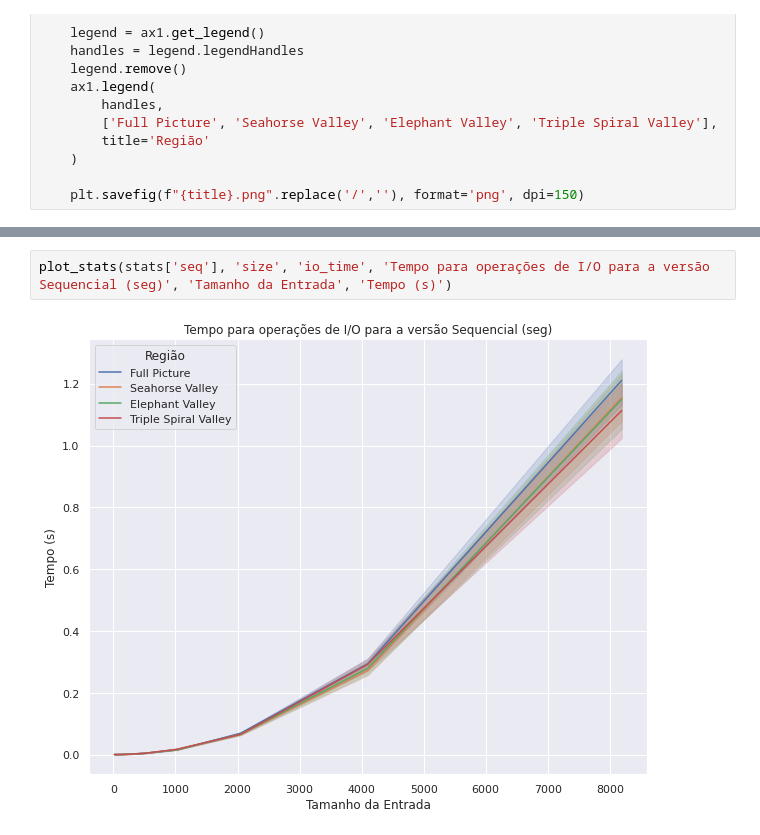
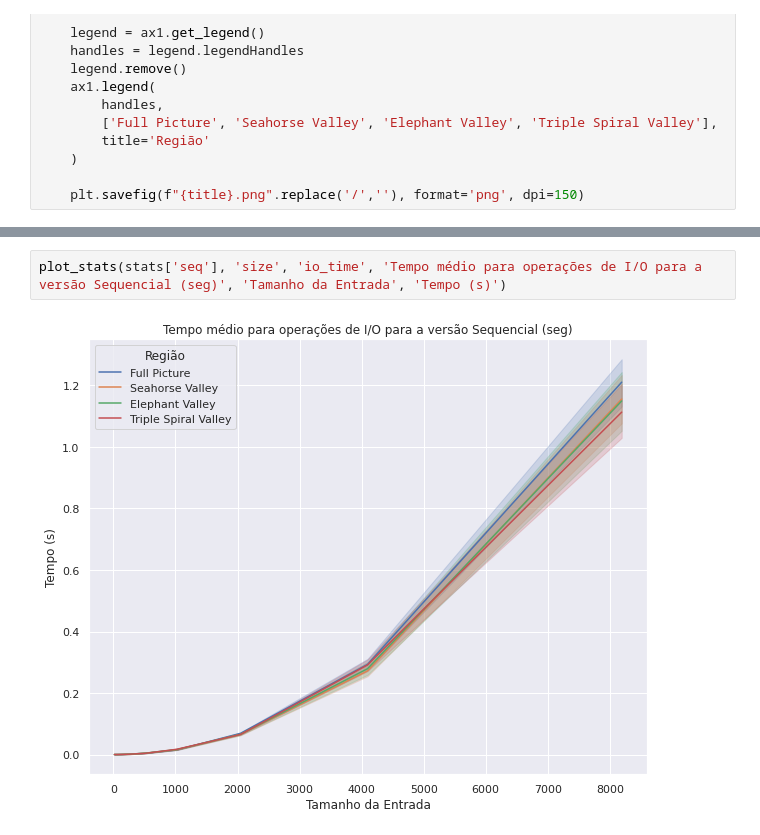
Before and after one commit to GaBrandao/MAC0219, a Jupyter notebook: ep1/src/report.ipynb, the cells around one changed output, grey strips where cells are left out. Drawn from its saved outputs; the diff is of its cells as text.

```diff
--- a/ep1/src/report.ipynb
+++ b/ep1/src/report.ipynb
@@ -74,5 +60,5 @@ plot_stats(stats['seq'], 'size', 'memory_time', 'Tempo de alocação e liberaç
 # %%
-plot_stats(stats['seq'], 'size', 'io_time', 'Tempo para operações de I/O para a versão Sequencial (seg)', 'Tamanho da Entrada', 'Tempo (s)')
+plot_stats(stats['seq'], 'size', 'io_time', 'Tempo médio para operações de I/O para a versão Sequencial (seg)', 'Tamanho da Entrada', 'Tempo (s)')
 # %% [output]
-[figure, old version]
+[figure, new version]
 # %%
```
Also changed, not shown: parts of 19 cells of this notebook, 8 other files.
